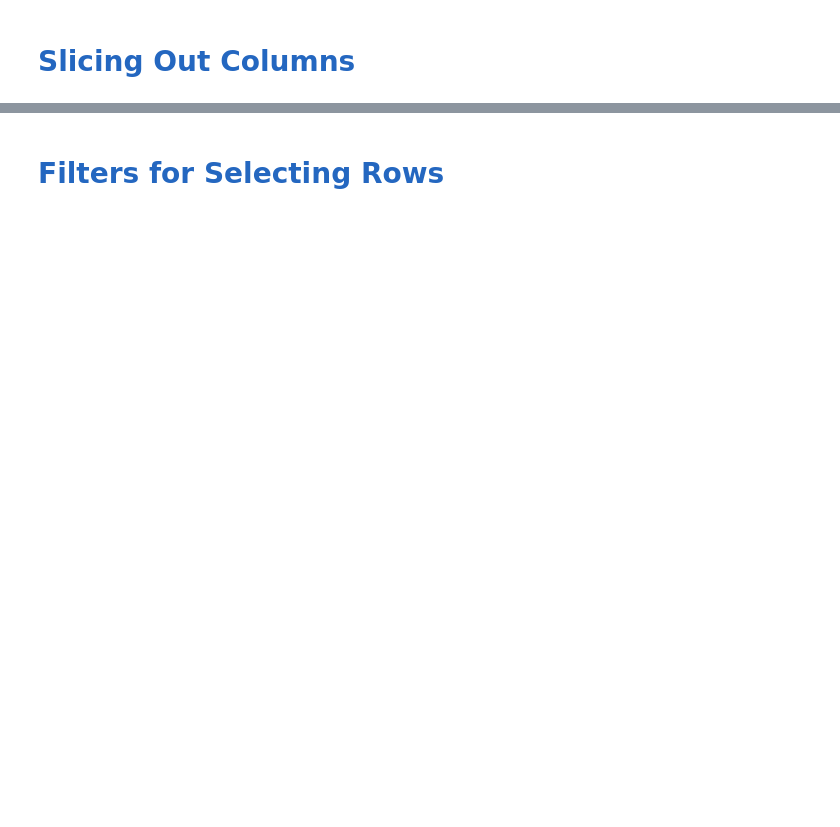
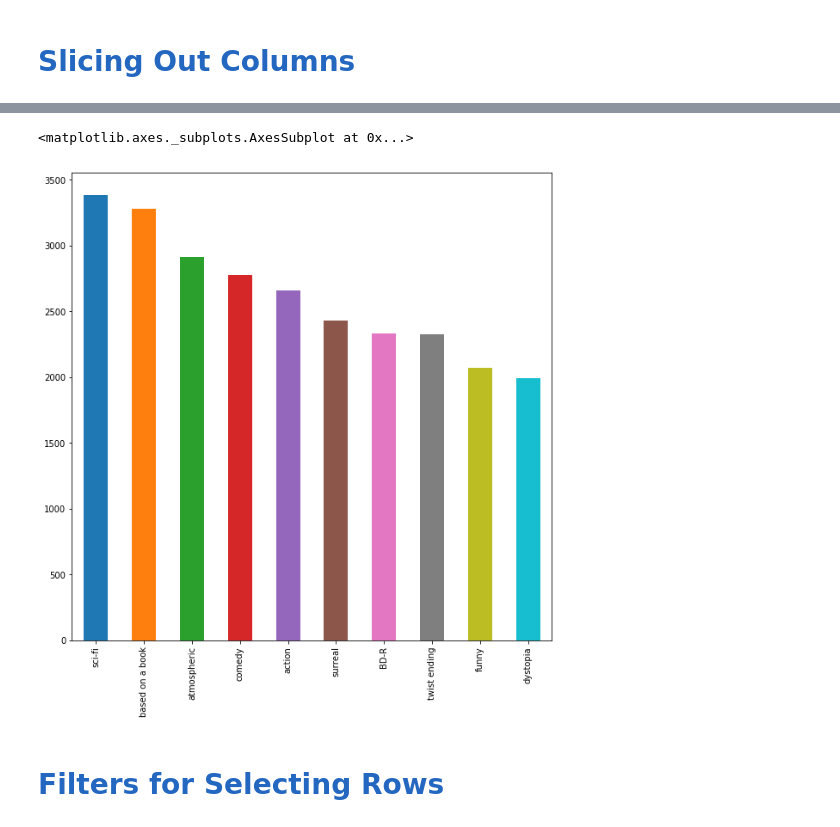
Before and after one commit to MariiaZhydenko/movie-project, a Jupyter notebook: Movie project1.ipynb, the cells around one changed output, grey strips where cells are left out. Cells and saved outputs as stored; diff of their text form; code cells hidden in the pictures; blank space fills up the shorter version.

```diff
--- a/Movie project1.ipynb
+++ b/Movie project1.ipynb
@@ -160,5 +49,5 @@ movies.head(15)
 # %%
 # Timestamps represent seconds since midnight Coordinated Universal Time (UTC) of January 1, 1970
 
-tags = pd.read_csv('./movielens/tags.csv', sep=',')
+tags = pd.read_csv(files['tagsf'], sep=',')
 tags.head()
@@ -291,5 +240,8 @@ tag_counts[-10:]
 # %%
-tag_counts[:10].plot(kind='bar', figsize=(15,10))
+tag_counts[:10].plot(kind='bar', figsize=(10,10))
+# %% [output]
+<matplotlib.axes._subplots.AxesSubplot at 0x...>
+[figure, added]
 # %% [markdown]
 <h1 style="font-size:2em;color:#2467C0">Filters for Selecting Rows</h1>
 # %%
```
Also changed, not shown: parts of 56 cells of this notebook.
